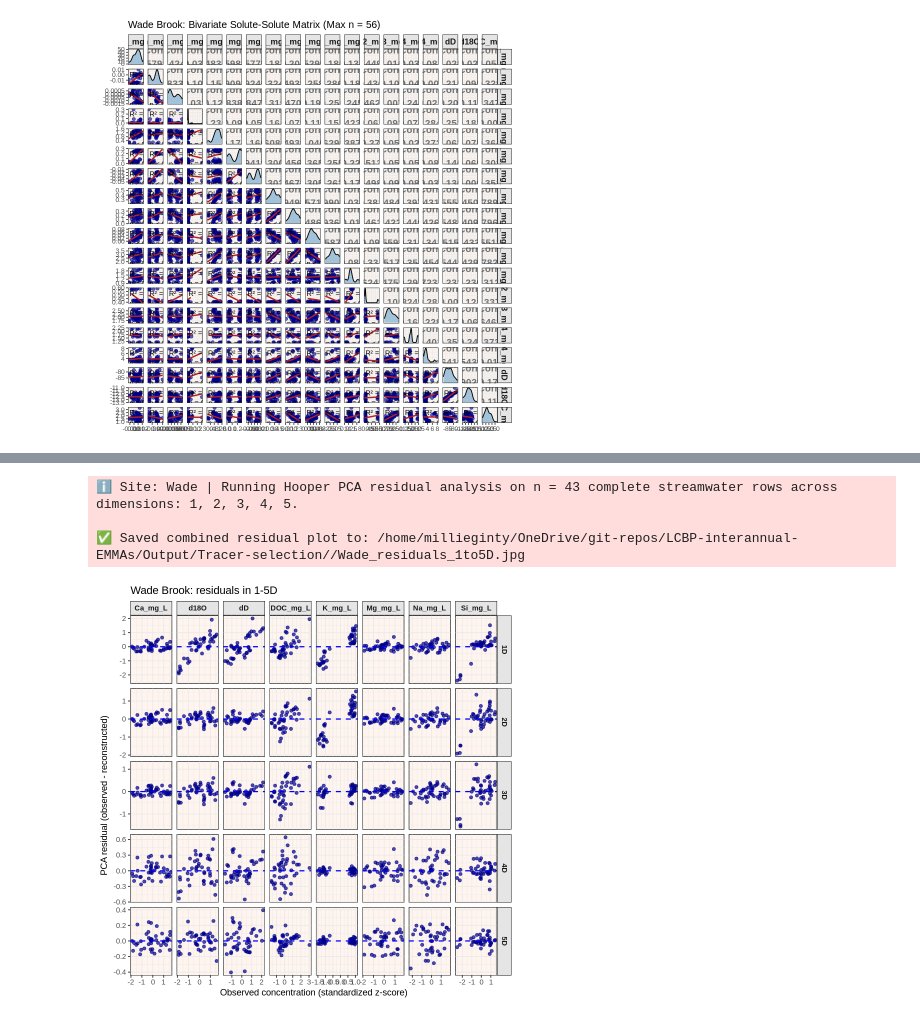
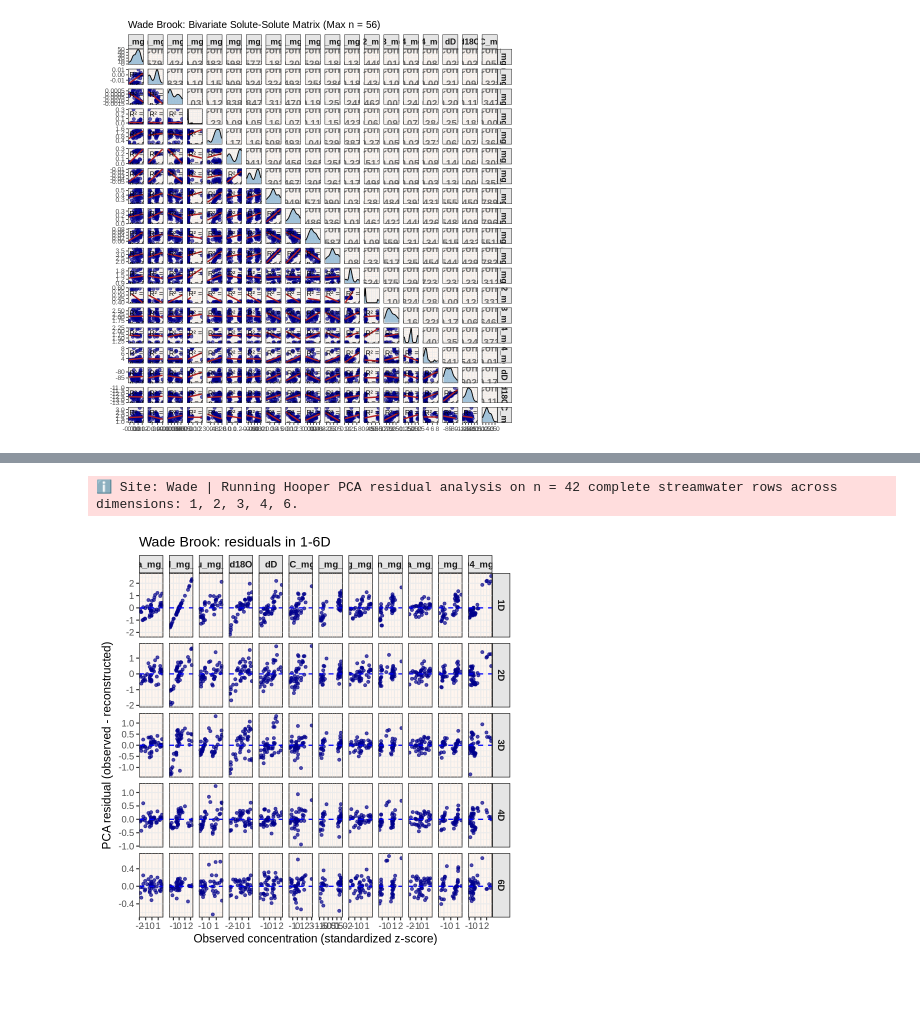
Before and after one commit to MeganEDuffy/LCBP-interannual-EMMAs, a Jupyter notebook: Notebooks/Tracer_selection/RI23-Bivariate-plots.ipynb, the cells around one changed output, grey strips where cells are left out. Cells and saved outputs as stored; diff of their text form; code cells hidden in the pictures; blank space fills up the shorter version.

```diff
--- a/Notebooks/Tracer_selection/RI23-Bivariate-plots.ipynb
+++ b/Notebooks/Tracer_selection/RI23-Bivariate-plots.ipynb
@@ -120,31 +115,29 @@ plot_hooper_pca_residuals(
 # %%
 library(fs)
 library(ggplot2)
 library(tidyverse)
 
 # Set directories
 home_dir <- Sys.getenv("HOME")
 repo_dir <- file.path(home_dir, "OneDrive/git-repos/LCBP-interannual-EMMAs")
 source(file.path(repo_dir, "Functions/plot_hooper_pca_residuals.R"))
 
 data_dir   <- file.path(repo_dir, "Data/")
 output_dir <- file.path(repo_dir, "Output/Tracer-selection/")
 chem_file  <- file.path(data_dir, "GrabSample_data", "RI23-IC-ICP-isotope-toc-joined.csv")
 
 # Define tracer list
-target_tracers <- c("Ca_mg_L", "Mg_mg_L", "Na_mg_L", "Si_mg_L", "dD", "d18O", "DOC_mg_L", "K_mg_L")
+target_tracers <- c("Mn_mg_L","Cu_mg_L", "P_mg_L", "Cl_mg_L", "SO4_mg_L", "Ca_mg_L", "Mg_mg_L", "Na_mg_L", "dD", "d18O", "DOC_mg_L", "K_mg_L")
 
 # Run residual analysis for Wade Brook across 1D through 5D mixing spaces
 plot_hooper_pca_residuals(
   chem_data_file = chem_file,
   site_name      = "Wade",
   tracer_cols    = target_tracers,
-  dimensions     = c(1, 2, 3, 4, 5),
+  dimensions     = c(1, 2, 3, 4, 6),
   output_dir     = output_dir,
-  base_font_size = 11
+  base_font_size = 14
 )
 # %% [output]
-ℹ️ Site: Wade | Running Hooper PCA residual analysis on n = 43 complete streamwater rows across dimensions: 1, 2, 3, 4, 5.
-
-✅ Saved combined residual plot to: /home/millieginty/OneDrive/git-repos/LCBP-interannual-EMMAs/Output/Tracer-selection//Wade_residuals_1to5D.jpg
+ℹ️ Site: Wade | Running Hooper PCA residual analysis on n = 42 complete streamwater rows across dimensions: 1, 2, 3, 4, 6.
-[figure, old version]
+[figure, new version]
```
Also changed, not shown: parts of 3 cells of this notebook, 9 other files.
